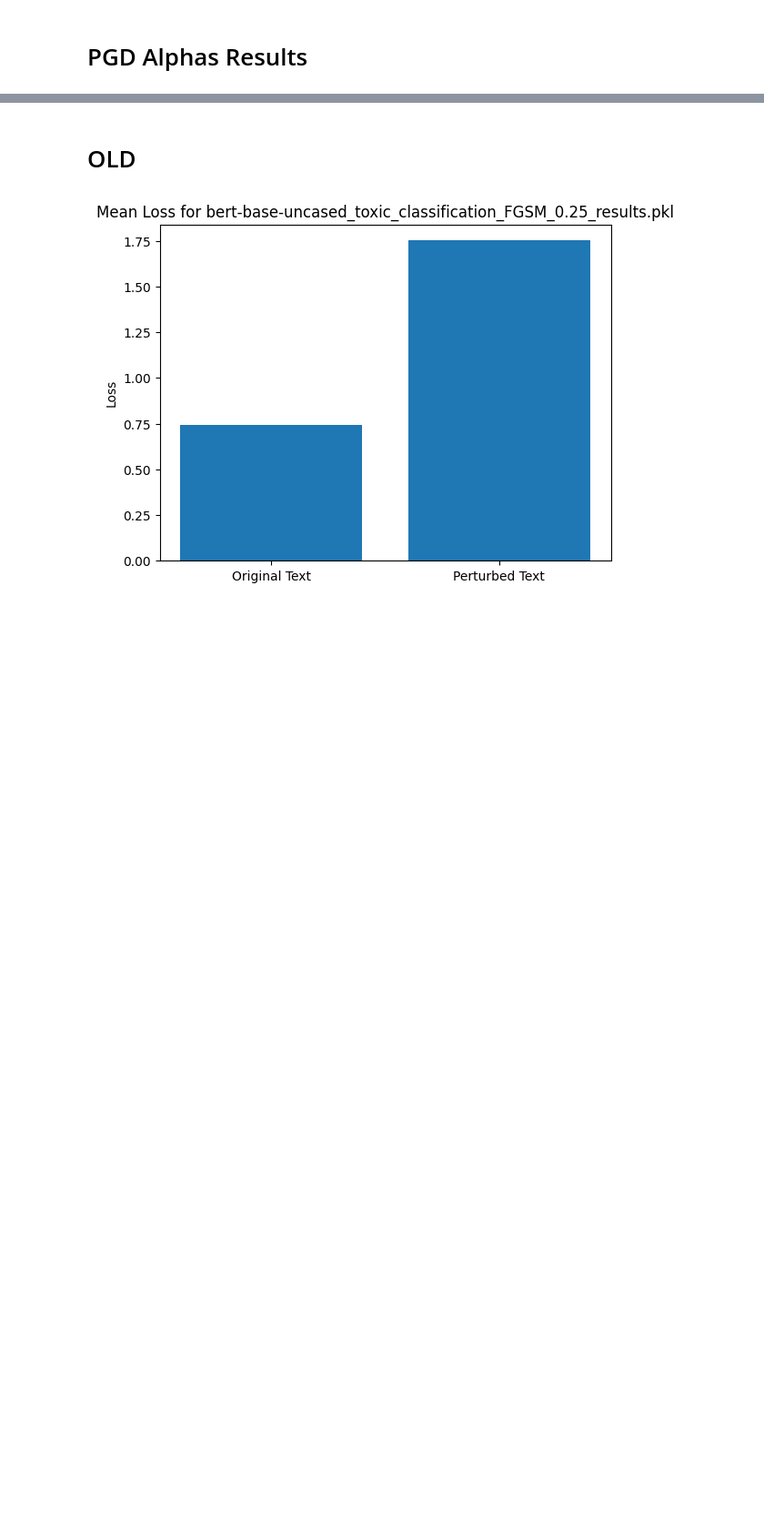
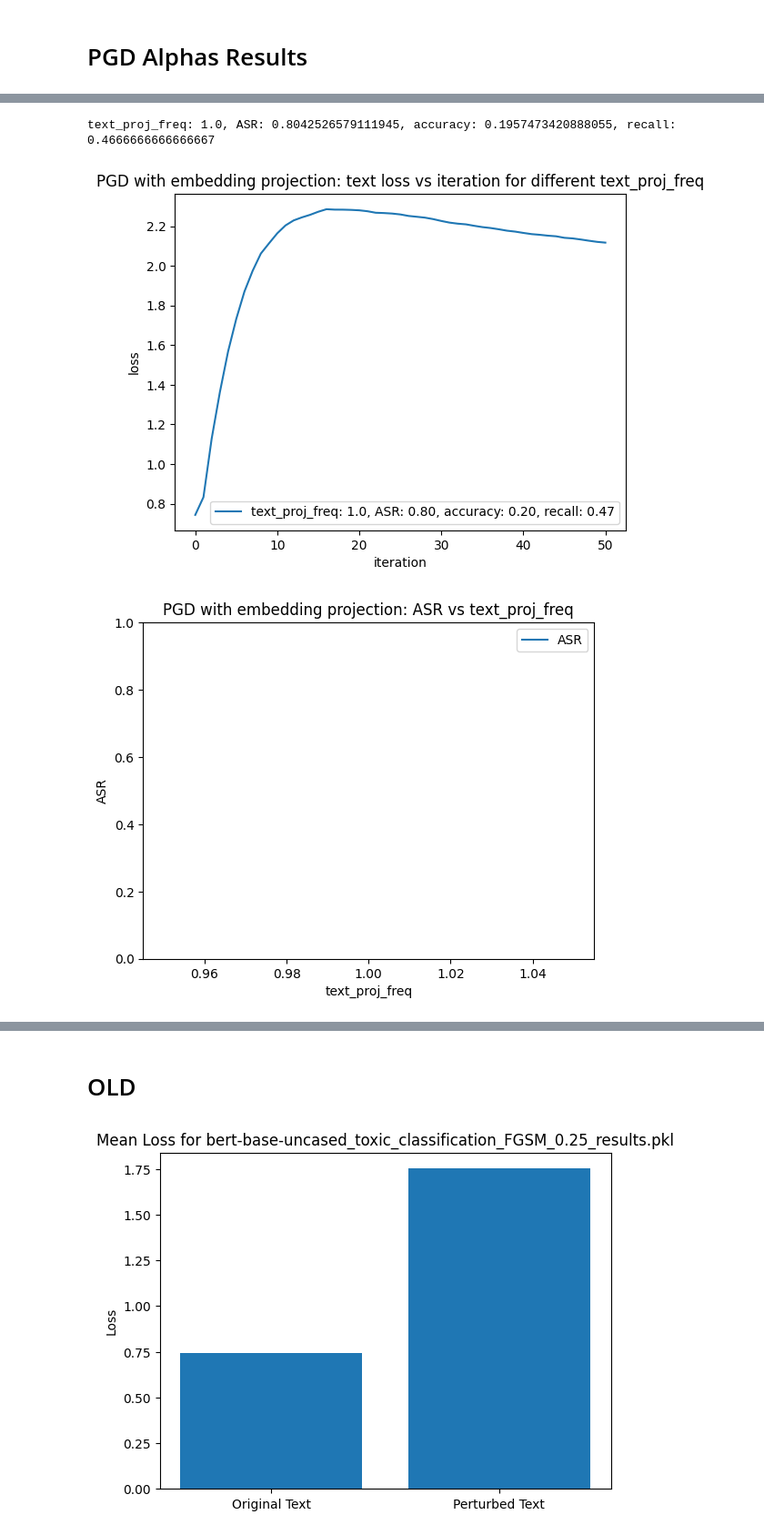
Before and after one commit to xOmer12/adv_attacks_text_classification, a Jupyter notebook: visualizations.ipynb, the cells around one changed output, grey strips where cells are left out. Shown at 91% size. Drawn from its saved outputs; the diff is of its cells as text; code cells hidden in the pictures; blank space fills up the shorter version.

Commit message:
added PGD with freq of text projection + embedding projection

```diff
--- a/visualizations.ipynb
+++ b/visualizations.ipynb
@@ -121,0 +203,12 @@ alpha: 0.25, ASR: 0.5828125, accuracy: 0.4171875
+# %%
+# load pickled results
+PGD_freq_emb_results = []
+PGD_freq_emb_results_files = []
+for result_file in result_files:
+    splitted = result_file.split('_')
+    # for now, to filter other proceeding experiments from here
+    if 'PGD' in result_file and len(splitted) == 8 and splitted[6] == "True":
+        print(result_file)
+        with open(results_path + result_file, 'rb') as f:
+            PGD_freq_emb_results.append(pickle.load(f))
+            PGD_freq_emb_results_files.append(result_file)
@@ -121,0 +217,67 @@ alpha: 0.25, ASR: 0.5828125, accuracy: 0.4171875
+# %%
+proj_ablation_dict = {}
+for result, result_file in zip(PGD_freq_emb_results, PGD_freq_emb_results_files):
+    text_proj_freq = float(result_file.split('_')[5])
+    result_raw_metrics = [result[r] for r in result]
+    true_labels = [r['true_label'] for r in result_raw_metrics]
+    predicted_labels = [r['perturbed_text_pred'] > thresh for r in result_raw_metrics]
+
+    # l (0-1) loss - 1 if true != predicted
+    l_loss = [int(true != pred) for true, pred in zip(true_labels, predicted_labels)]
+    ASR = np.mean(l_loss)
+    accuracy = accuracy_score(true_labels, predicted_labels)
+    recall = recall_score(true_labels, predicted_labels)
+    proj_ablation_dict[text_proj_freq] = {'ASR': ASR, 'accuracy': accuracy, 'recall': recall}
+
+    print(f'text_proj_freq: {text_proj_freq}, ASR: {ASR}, accuracy: {accuracy}, recall: {recall}')
+
+    try:
+        loss_lists = np.array([r['loss_list'] for r in result_raw_metrics])
+    except:
+        continue
+    mean_loss_list = np.mean(loss_lists, axis=0)
+    # plot loss vs iterations
+    plt.plot(mean_loss_list, label=f'text_proj_freq: {text_proj_freq}, ASR: {ASR:.2f}, accuracy: {accuracy:.2f}, recall: {recall:.2f}')
+
+plt.xlabel('iteration')
+plt.ylabel('loss')
+plt.title('PGD with embedding projection: text loss vs iteration for different text_proj_freq')
+plt.legend()
+plt.show()
+
+proj_ablation_dict = dict(sorted(proj_ablation_dict.items()))
+text_proj_freqs = list(proj_ablation_dict.keys())
+ASRs = [proj_ablation_dict[a]['ASR'] for a in text_proj_freqs]
+accuracies = [proj_ablation_dict[a]['accuracy'] for a in text_proj_freqs]
+recalls = [proj_ablation_dict[a]['recall'] for a in text_proj_freqs]
+
+# plot ASR
+plt.plot(text_proj_freqs, ASRs, label='ASR')
+plt.xlabel('text_proj_freq')
+plt.ylabel('ASR')
+plt.ylim(0, 1)
+plt.title('PGD with embedding projection: ASR vs text_proj_freq')
+plt.legend()
+plt.show()
+
+# plot accuracy
+plt.plot(text_proj_freqs, accuracies, label='accuracy')
+plt.xlabel('text_proj_freq')
+plt.ylabel('accuracy')
+plt.ylim(0, 1)
+plt.title('PGD with embedding projection: accuracy vs text_proj_freq')
+plt.legend()
+plt.show()
+
+# plot recall
+plt.plot(text_proj_freqs, recalls, label='recall')
+plt.xlabel('text_proj_freq')
+plt.ylabel('recall')
+plt.ylim(0, 1)
+plt.title('PGD with embedding projection: recall vs text_proj_freq')
+plt.legend()
+plt.show()
+# %% [output]
+text_proj_freq: 1.0, ASR: 0.8042526579111945, accuracy: 0.1957473420888055, recall: 0.4666666666666667
+[figure, added]
+[figure, added]
```
Also changed, not shown: parts of 13 cells of this notebook, 3 other files.
